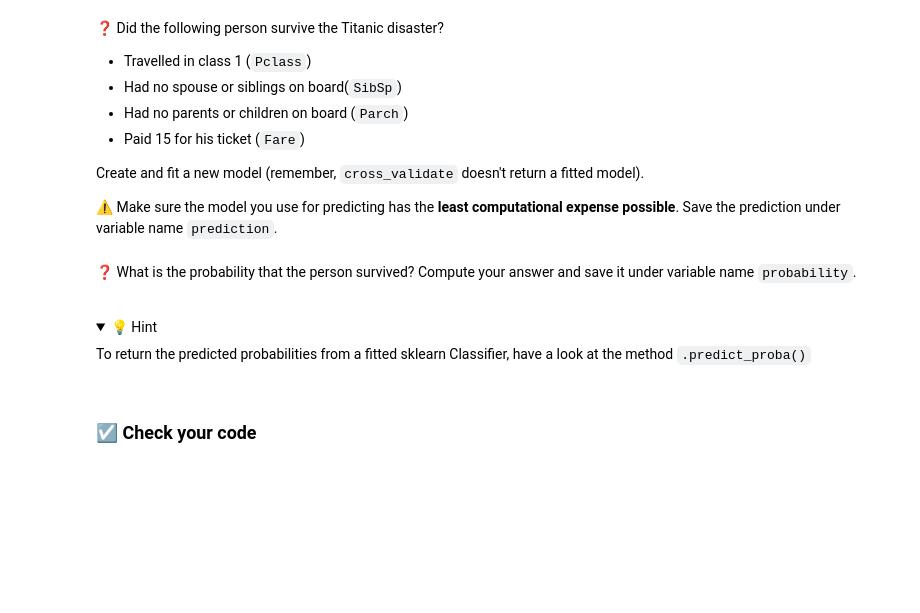
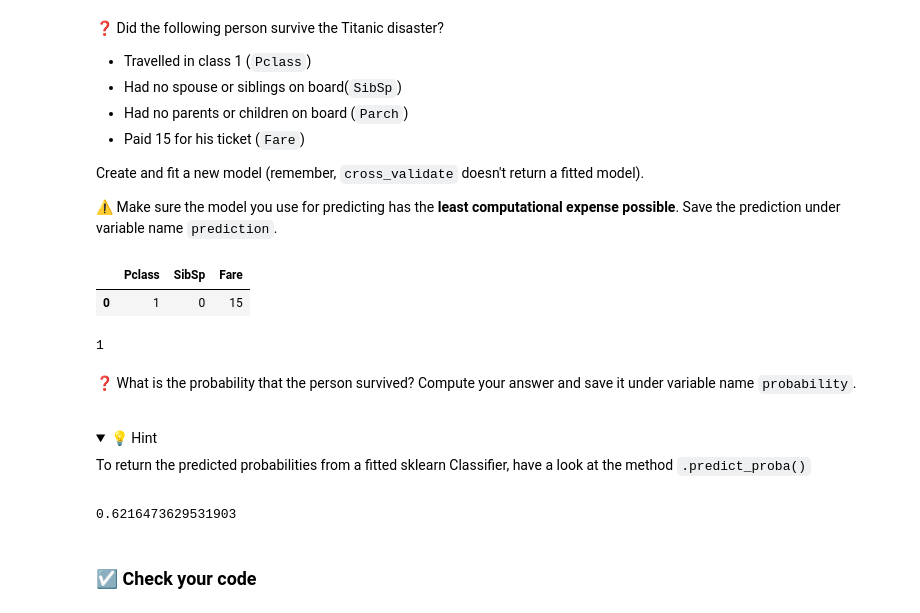
Before and after one commit to ParissaPeimaniyfard/data-logistic-regression, a Jupyter notebook: Logistic_Regression.ipynb, the cells around one changed output. Saved outputs shown, nothing was run; the diff lists cells and outputs as text; code cells hidden in the pictures; folded sections open; blank space fills up the shorter version.

Commit message:
Completed predictions step

```diff
--- a/Logistic_Regression.ipynb
+++ b/Logistic_Regression.ipynb
@@ -202,3 +200,15 @@ Create and fit a new model (remember, `cross_validate` doesn't return a fitted m
+# %%
+pd.DataFrame({'Pclass':[1], 'SibSp':[0], 'SibSp':[0], 'Fare':[15]})
+# %% [output]
+|  | Pclass | SibSp | Fare |
+| 0 | 1 | 0 | 15 |
+# %%
+model_red.fit(X_reduced, y_reduced)
+data_for_pred= pd.DataFrame({'Pclass':[1], 'SibSp':[0], 'Parch':[0], 'Fare':[15]})
+prediction = model_red.predict(data_for_pred)
+prediction[0]
+# %% [output]
+1
 # %% [markdown]
 ❓ What is the probability that the person survived? Compute your answer and save it under variable name `probability`.
 
@@ -214,3 +222,7 @@ To return the predicted probabilities from a fitted sklearn Classifier, have a l
+# %%
+model_red.predict_proba(data_for_pred)[0][1]
+# %% [output]
+0.6216473629531903
 # %% [markdown]
 ### ☑️ Check your code
 # %%
```
Also changed, not shown: parts of 2 cells of this notebook, 1 other file.
